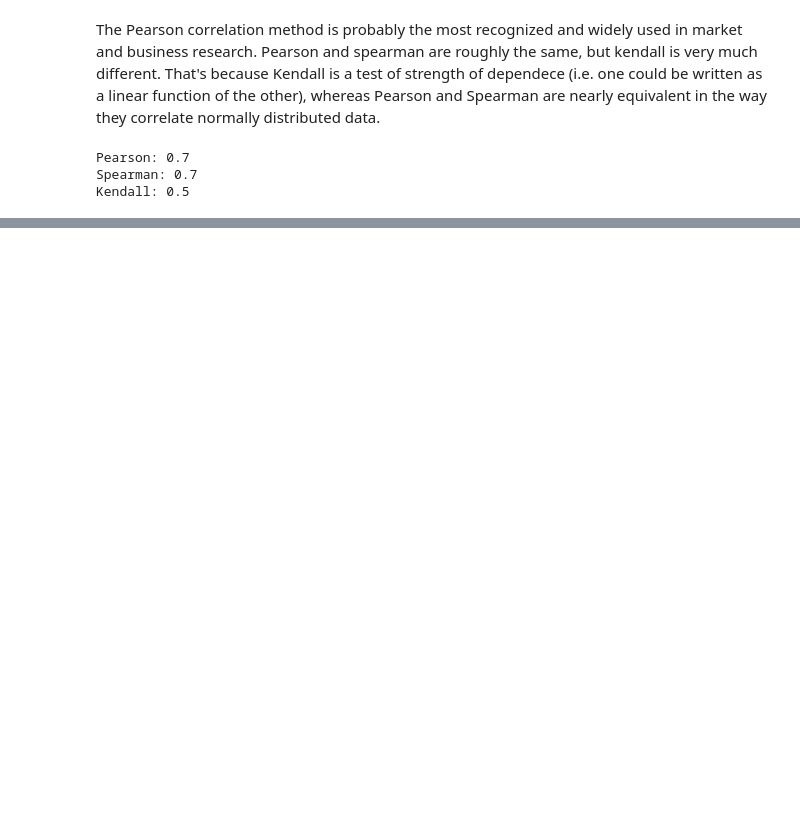
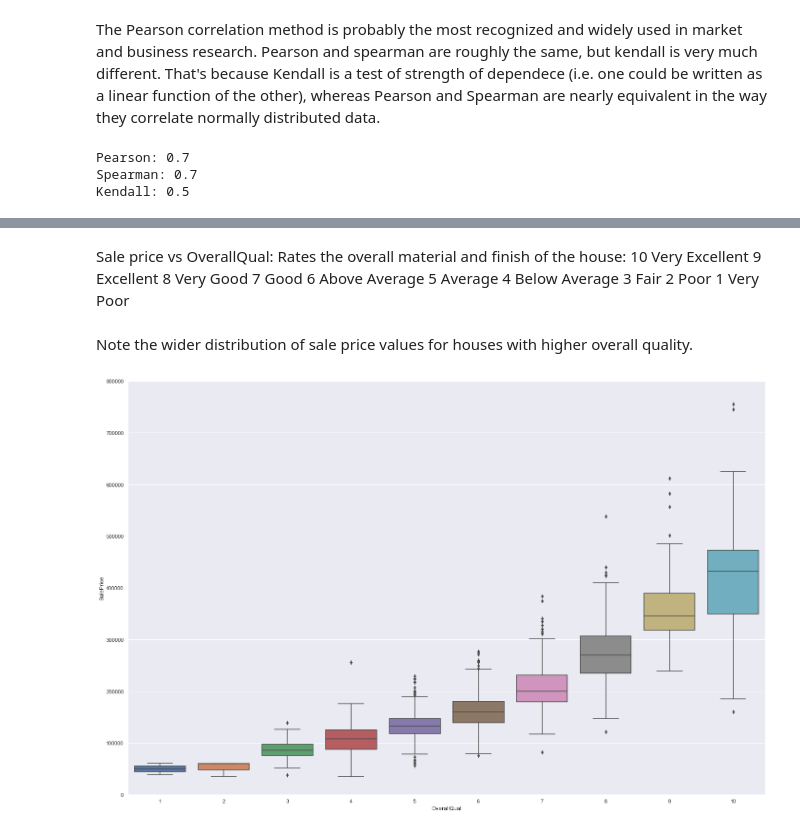
Before and after one commit to Abramo-Hub/House_Prices, a Jupyter notebook: Main.ipynb, the cells around one changed output, grey strips where cells are left out. Drawn from its saved outputs; the diff is of its cells as text; code cells hidden in the pictures; blank space fills up the shorter version.

```diff
--- a/Main.ipynb
+++ b/Main.ipynb
@@ -127,0 +154,18 @@ Kendall: 0.5
+# %% [markdown]
+Sale price vs OverallQual: Rates the overall material and finish of the house:
+    10	Very Excellent
+       9	Excellent
+       8	Very Good
+       7	Good
+       6	Above Average
+       5	Average
+       4	Below Average
+       3	Fair
+       2	Poor
+       1	Very Poor
+# %% [markdown]
+Note the wider distribution of sale price values for houses with higher overall quality.
+# %%
+sns.boxplot(x = 'OverallQual', y = 'SalePrice', data = df_train).axis(ymin=0, ymax = 800000);
+# %% [output]
+[figure, added]
```
Also changed, not shown: parts of 13 cells of this notebook.
